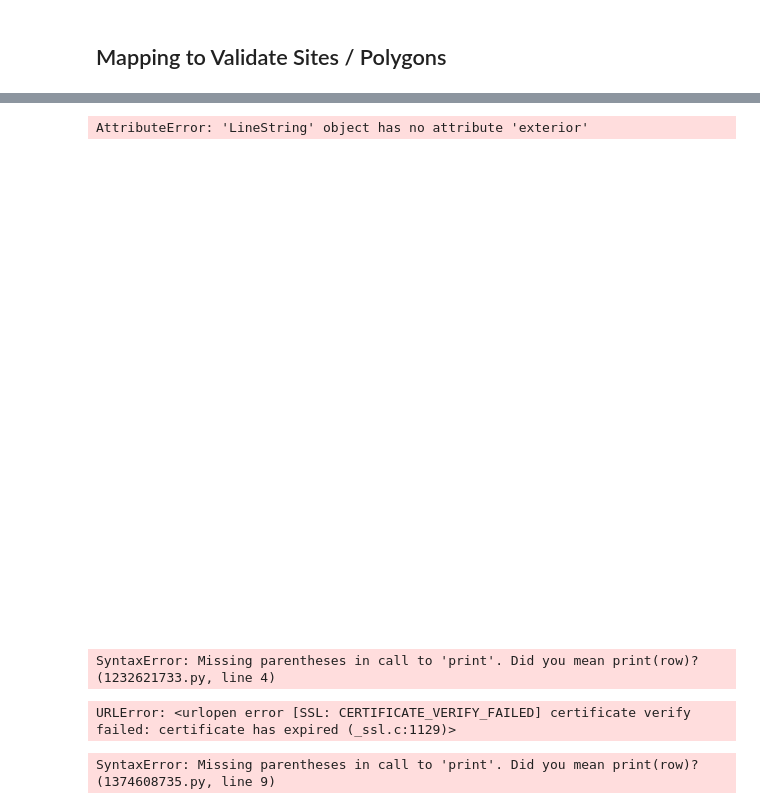
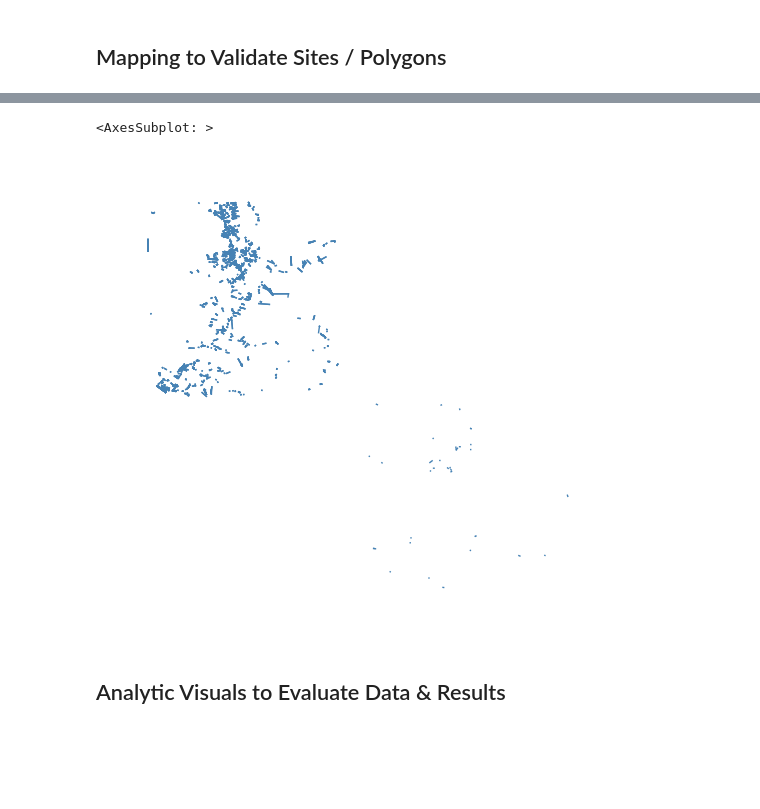
Before and after one commit to WSWCWaterDataExchange/WaDE2.0Apps, a Jupyter notebook: SSPS_Demo/bonus code/Format_Input_Tables.ipynb, the cells around one changed output, grey strips where cells are left out. Cells and saved outputs as stored; diff of their text form; code cells hidden in the pictures; blank space fills up the shorter version.

```diff
--- a/SSPS_Demo/bonus code/Format_Input_Tables.ipynb
+++ b/SSPS_Demo/bonus code/Format_Input_Tables.ipynb
@@ -57,7 +53,0 @@ dfs.head(1)
-# %%
-# Convert PopulationServed to numeric.
-# Convert to int, ignore NA values.
-dfs['PopulationServed'] = pd.to_numeric(dfs['PopulationServed'], errors='coerce')
-dfs['PopulationServed'] = dfs['PopulationServed'].astype('Int64')
-print(dfs['PopulationServed'].min())
-print(dfs['PopulationServed'].max())
@@ -222,0 +211,8 @@ dfs.head(1)
+# %%
+# attach populationserved based on SiteUUID
+
+fileInput = "Sites_populationserved.csv"
+dfsps = pd.read_csv(fileInput)
+dfs = pd.merge(dfs, dfsps, on='SiteUUID', how='left')
+print(len(dfs))
+dfs.head(1)
@@ -222,0 +223,13 @@ dfs.head(1)
+# %%
+# Convert PopulationServed to numeric.
+# Convert to int, ignore NA values.
+dfs['minPopulationServed'] = pd.to_numeric(dfs['minPopulationServed'], errors='coerce')
+dfs['minPopulationServed'] = dfs['minPopulationServed'].astype('Int64')
+
+dfs['maxPopulationServed'] = pd.to_numeric(dfs['maxPopulationServed'], errors='coerce')
+dfs['maxPopulationServed'] = dfs['maxPopulationServed'].astype('Int64')
+
+print(f'min:', dfs['minPopulationServed'].min())
+print(f'min:', dfs['minPopulationServed'].max())
+print(f'max:', dfs['maxPopulationServed'].min())
+print(f'max:', dfs['maxPopulationServed'].max())
@@ -349,7 +359,14 @@ gdf_poly.to_file("Sites_v2_poly.shp") # export shape file
 # %%
-# Raw start and end site Input
-fileInput = "start_end_Sites.csv"
-dfl = pd.read_csv(fileInput)
+# Raw POU start and POD end site Input
+fileInput = "POUstart_PODend_Sites.csv"
+dfl1 = pd.read_csv(fileInput)
+
+# Raw POD start and POU end site Input
+fileInput = "PODstart_POUend_Sites.csv"
+dfl2 = pd.read_csv(fileInput)
+
+dfl = pd.concat([dfl1, dfl2]).reset_index(drop=True)
+
 #dfl = dfl.drop_duplicates().reset_index(drop=True) # Drop Duplicate Rows
 #dfl = dfl.replace(np.nan, "")  # Replaces NaN values with blank.
 print(len(dfl))
@@ -419,7 +474,7 @@ gplt.polyplot(gdf_poly)
 [figure]
 # %%
-# map Lines
-gplt.polyplot(gdf_lines)
+# geoplot map Lines
+gplt.sankey(gdf_lines)
 # %% [output]
-AttributeError: 'LineString' object has no attribute 'exterior'
+<AxesSubplot: >
-[figure, old version]
+[figure, new version]
@@ -433,24 +481,2 @@ AttributeError: 'LineString' object has no attribute 'exterior'
-# %%
-import csv
-cr = csv.reader(open('https://seoflow.wyo.gov/Export/DataSet?DataSet=Discharge.Discharge.MDT%4006638090',"rb"))
-for row in cr:
-    print row
-# %% [output]
-SyntaxError: Missing parentheses in call to 'print'. Did you mean print(row)? (1232621733.py, line 4)
-# %%
-import pandas as pd
-data = pd.read_csv('https://seoflow.wyo.gov/Export/DataSet?DataSet=Discharge.Discharge.MDT%4006638090')
-# %% [output]
-URLError: <urlopen error [SSL: CERTIFICATE_VERIFY_FAILED] certificate verify failed: certificate has expired (_ssl.c:1129)>
-# %%
-import csv
-import urllib2
-
-url = 'https://seoflow.wyo.gov/Export/DataSet?DataSet=Discharge.Discharge.MDT%4006638090'
-response = urllib2.urlopen(url)
-cr = csv.reader(response)
-
-for row in cr:
-    print row
-# %% [output]
-SyntaxError: Missing parentheses in call to 'print'. Did you mean print(row)? (1374608735.py, line 9)
+# %% [markdown]
+## Analytic Visuals to Evaluate Data & Results
```
Also changed, not shown: parts of 49 cells of this notebook, 39 other files.
